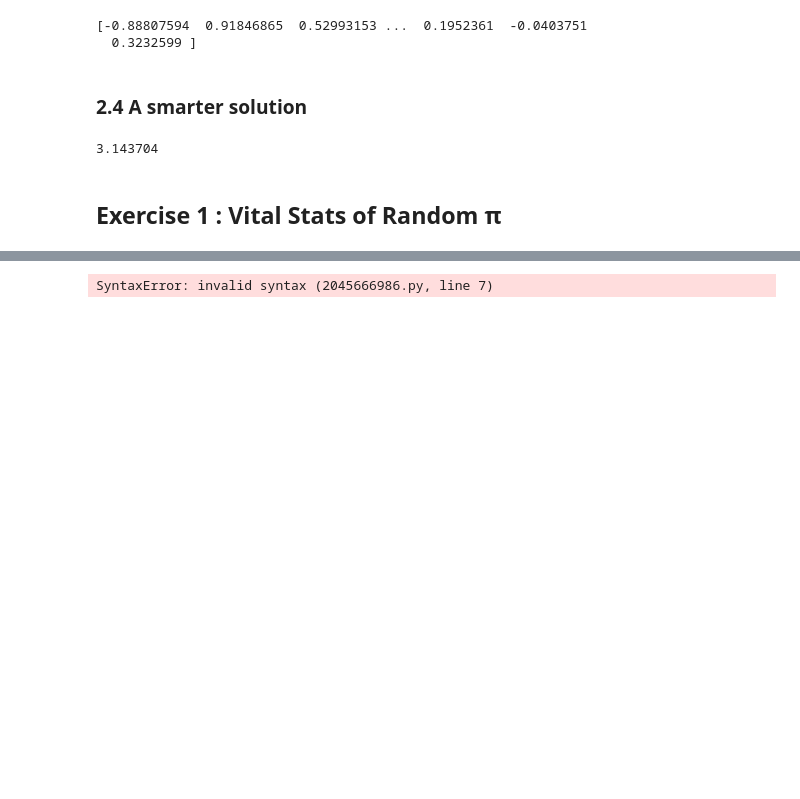
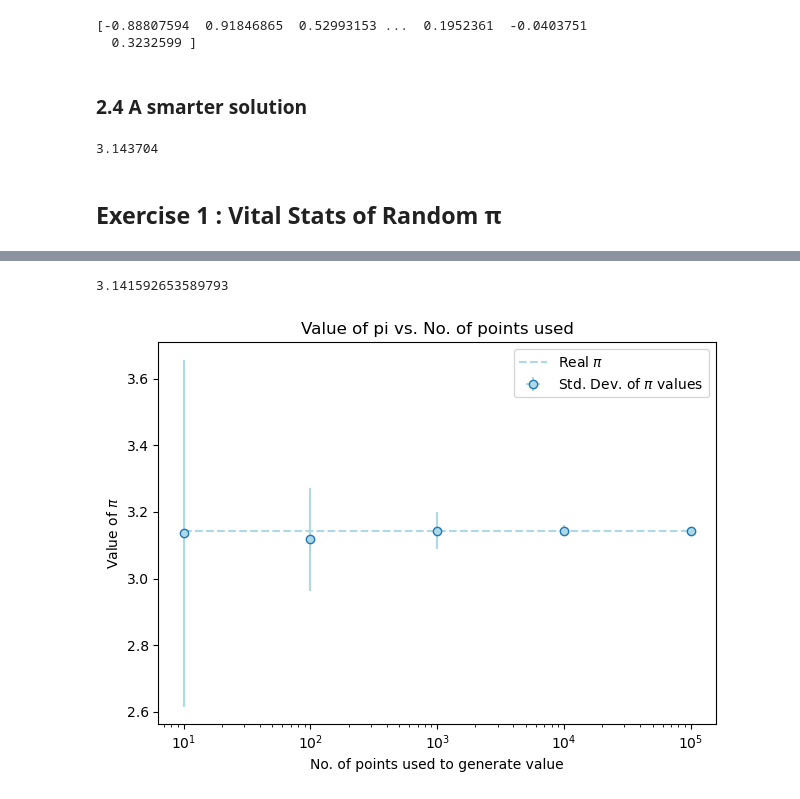
Before and after one commit to SPS-SP2273/learning-portfolio-karelleewx, a Jupyter notebook: random numbers/random_numbers_(good).ipynb, the cells around one changed output, grey strips where cells are left out. Cells and saved outputs as stored; diff of their text form; code cells hidden in the pictures; blank space fills up the shorter version.

```diff
--- a/random numbers/random_numbers_(good).ipynb
+++ b/random numbers/random_numbers_(good).ipynb
@@ -181,15 +181,31 @@ the mean is 3.1424, the standard deviation 0.0050.
-# %%
-boo = []
-goo =[]
-nn = 10
-for i in range(1,6):
-    n = nn**(i)
-    boo.append(n)
-pi_values = np.asarray([estimate_pi(_) for _ in boo for in range(100)])
-#for _ in pi_values:
-    #mstd_values = np.mean(_), np.std(_)
-    #np_values = np.asarray(mstd_values)
-
-print(pi_values)
-# %% [output]
-SyntaxError: invalid syntax (2045666986.py, line 7)
+# %%
+boo = []
+m_values = []
+std_values =[]
+nn=10
+for i in range(1,6):
+    n = nn**(i)
+    boo.append(n)
+for r in boo:
+    pi_values = [estimate_pi(r) for _ in range(100)]
+    m_values.append(np.mean(pi_values))
+    std_values.append(np.std(pi_values))
+# %%
+print(np.pi)
+# %% [output]
+3.141592653589793
+# %%
+p = np.pi
+plt.errorbar(boo, m_values, xerr=0, yerr=std_values, markerfacecolor='lightblue',
+             ecolor='lightblue', fmt='o',
+             label='Std. Dev. of $\pi$ values')
+plt.plot(boo, [p for _ in boo], color='lightblue', linestyle='dashed', label='Real $\pi$')
+plt.xscale('log')
+plt.xlabel('No. of points used to generate value')
+plt.ylabel('Value of $\pi$')
+plt.title('Value of pi vs. No. of points used')
+plt.legend(loc='upper right')
+
+plt.tight_layout()
+# %% [output]
+[figure, added]
```
Also changed, not shown: parts of 2 cells of this notebook, 2 other files.
